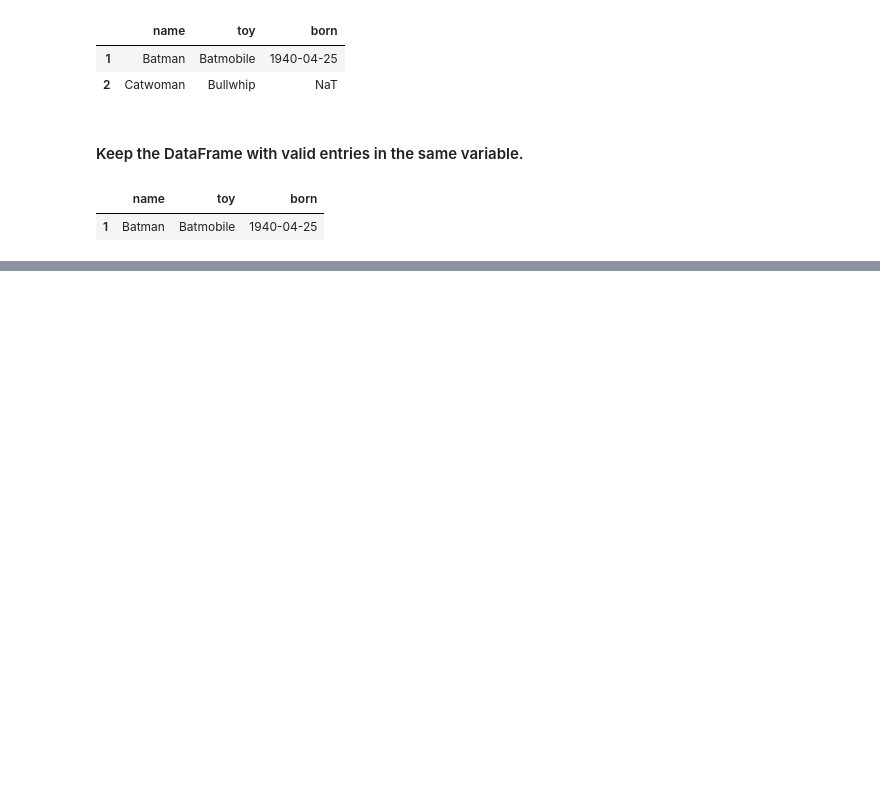
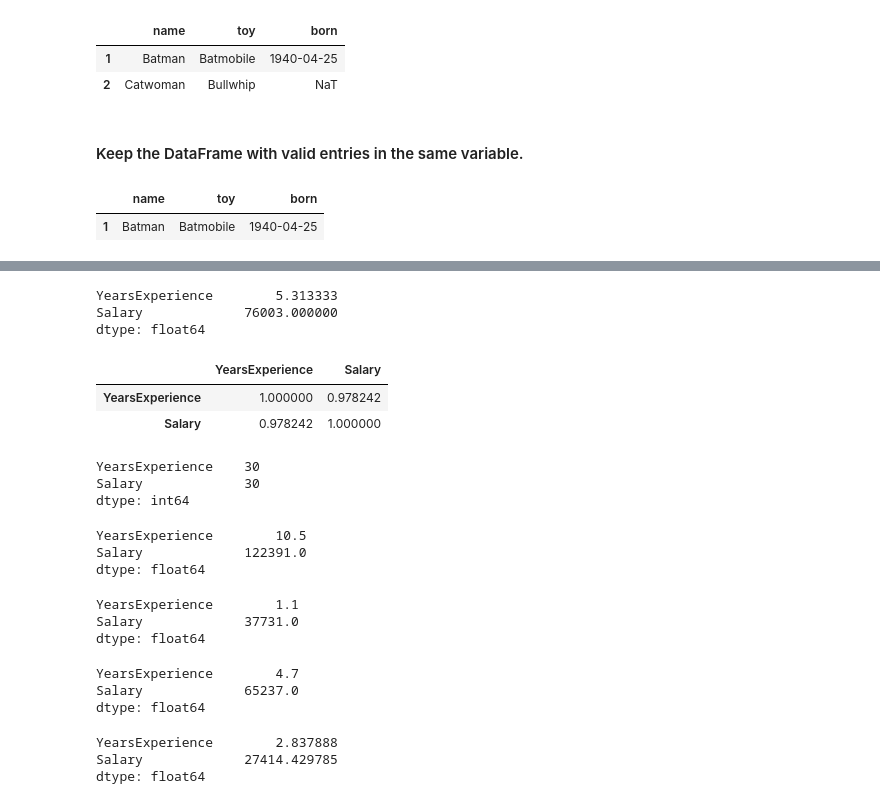
Before and after one commit to World-of-ML-AI/Data-Analysis-Tools, a Jupyter notebook: Pandas/Pandas Tutorial.ipynb, the cells around one changed output, grey strips where cells are left out. Cells and saved outputs as stored; diff of their text form; code cells hidden in the pictures; blank space fills up the shorter version.

```diff
--- a/Pandas/Pandas Tutorial.ipynb
+++ b/Pandas/Pandas Tutorial.ipynb
@@ -492,0 +550,42 @@ df
+# %%
+dataframe.mean() # Finds mean
+# %% [output]
+YearsExperience        5.313333
+Salary             76003.000000
+dtype: float64
+# %%
+dataframe.corr() #Find pairwise correlation of all columns in the dataframe
+# %% [output]
+|  | YearsExperience | Salary |
+| YearsExperience | 1.000000 | 0.978242 |
+| Salary | 0.978242 | 1.000000 |
+# %%
+dataframe.count() # Counts number of data in the dataframe
+# %% [output]
+YearsExperience    30
+Salary             30
+dtype: int64
+# %%
+dataframe.max() # Finds the max value from the dataframe
+# %% [output]
+YearsExperience        10.5
+Salary             122391.0
+dtype: float64
+# %%
+dataframe.min() # Finds the min value from the dataframe
+# %% [output]
+YearsExperience        1.1
+Salary             37731.0
+dtype: float64
+# %%
+dataframe.median() # Finds the median value from the values in the dataframe
+# %% [output]
+YearsExperience        4.7
+Salary             65237.0
+dtype: float64
+# %%
+dataframe.std() # Finds the standard deviation value from the values in the dataframe
+# %% [output]
+YearsExperience        2.837888
+Salary             27414.429785
+dtype: float64
```
Also changed, not shown: parts of 10 cells of this notebook.
